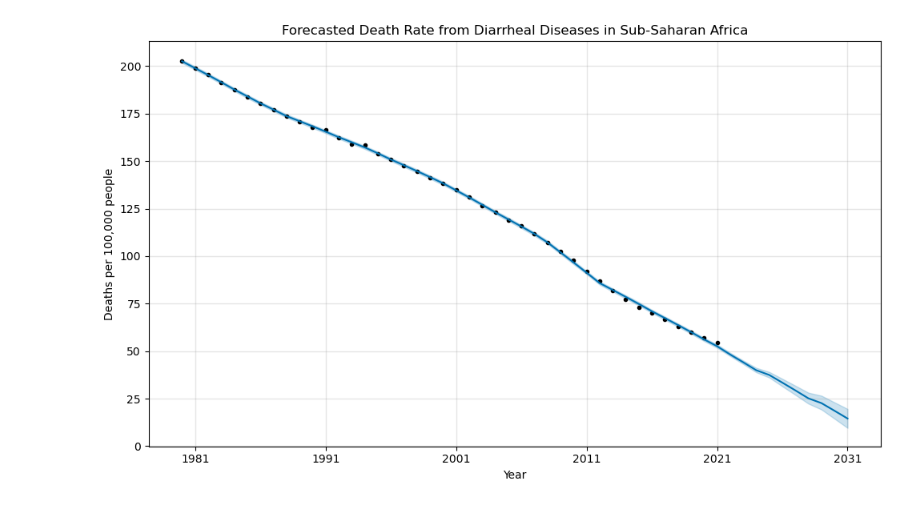
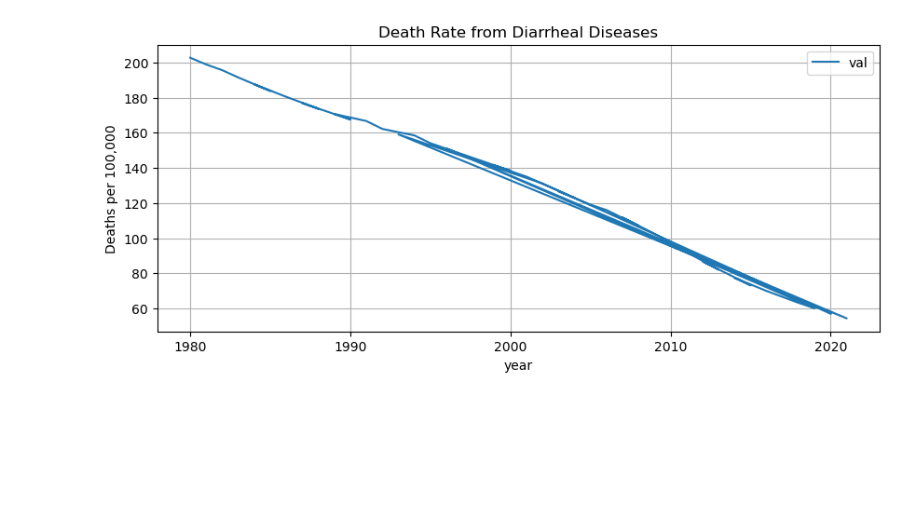
Before and after one commit to AquaLens/capstone, a Jupyter notebook: Machine_Learning/GBD_time_series.ipynb, the cells around one changed output. Drawn from its saved outputs; the diff is of its cells as text; code cells hidden in the pictures; blank space fills up the shorter version.

Commit message:
Attempted time series instead of prophet, not complete yet due to inaccuracy

```diff
--- a/Machine_Learning/GBD_time_series.ipynb
+++ b/Machine_Learning/GBD_time_series.ipynb
@@ -1,11 +0,0 @@
-# %%
-import pandas as pd
-
-# For GBD Regions
-df = pd.read_csv("/Users/emilypalm/Library/Mobile Documents/com~apple~CloudDocs/Documents/GitHub/AquaLens/Machine_Learning/IHME-GBD_2021_DATA-d09f194b-1/GBD_regions.csv")
-
-# For Super Regions
-df_super = pd.read_csv("/Users/emilypalm/Library/Mobile Documents/com~apple~CloudDocs/Documents/GitHub/AquaLens/Machine_Learning/IHME-GBD_2021_DATA-a6833097-1/GBD_super_regions.csv")
-
-# Preview data
-df.head(5)
@@ -88,9 +0,0 @@ dtype: int64
-# %%
-# Sort the dataset by year to ensure chronological order
-df_super = df_super.sort_values(by='year')
-# %%
-# Remove any duplicated rows if they exist
-duplicates = df_super.duplicated().sum()
-print(f"Number of duplicated rows: {duplicates}")
-
-df_super = df_super.drop_duplicates()
@@ -216,11 +18,19 @@ forecast[['ds', 'yhat', 'yhat_lower', 'yhat_upper']].tail(10)
+# %%
+# clean time series data (already did this in the prophet but include just in case)
+ts_data = df_super[
+    (df_super['location_name'] == 'Sub-Saharan Africa') &
+    (df_super['cause_name'] == 'Diarrheal diseases') &
+    (df_super['measure_name'] == 'Deaths') &
+    (df_super['metric_name'] == 'Rate')
+][['year', 'val']]
+
+# Set year as the index (needed for ARIMA)
+ts_data.set_index('year', inplace=True)
 # %%
-# Basic Prophet forecast plot
-fig = model.plot(forecast)
-plt.title(f"Forecasted Death Rate from Diarrheal Diseases in {region}")
-plt.xlabel("Year")
-plt.ylabel("Deaths per 100,000 people")
+# Plot the time series
+ts_data.plot(figsize=(10, 4), title='Death Rate from Diarrheal Diseases')
+plt.ylabel('Deaths per 100,000')
 plt.grid(True)
-plt.tight_layout()
 plt.show()
 # %% [output]
-[figure, old version]
+[figure, new version]
```
Also changed, not shown: parts of 18 cells of this notebook, 1 other file.
